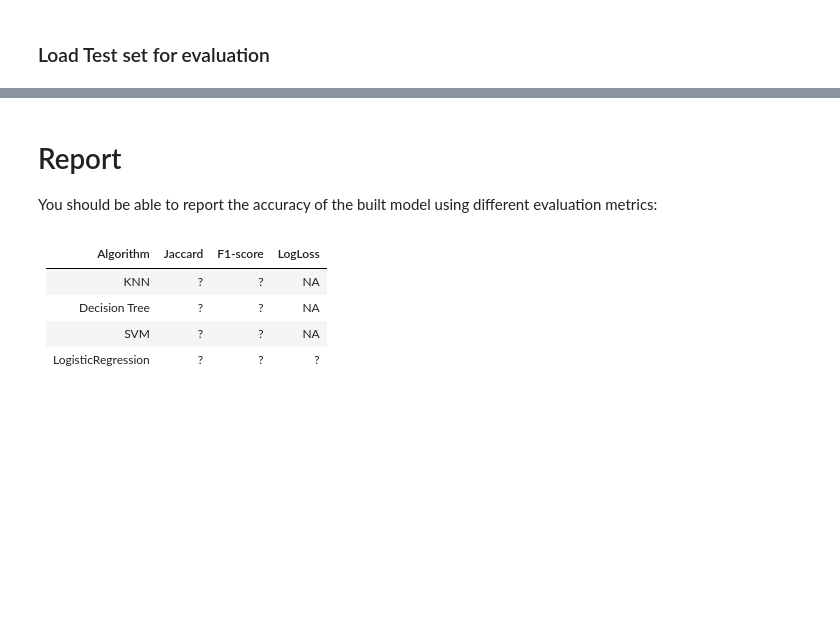
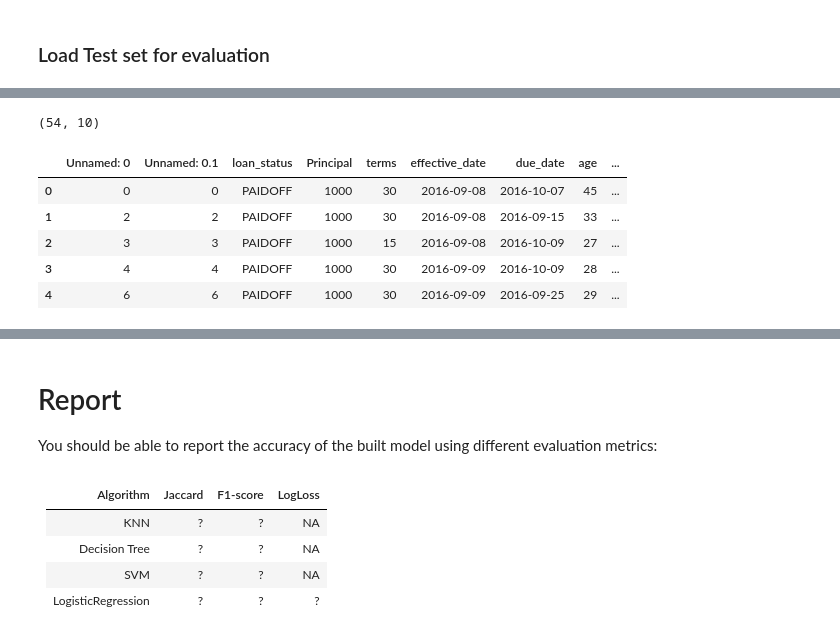
Before and after one commit to EasyAs12345/Coursera_Capstone_ML_Project, a Jupyter notebook: Final Module Course 9.ipynb, the cells around one changed output, grey strips where cells are left out. Cells and saved outputs as stored; diff of their text form; code cells hidden in the pictures; blank space fills up the shorter version.

```diff
--- a/Final Module Course 9.ipynb
+++ b/Final Module Course 9.ipynb
@@ -542,0 +602,15 @@ test_df.head()
+# %%
+test_df.shape
+# %% [output]
+(54, 10)
+# %%
+df['due_date'] = pd.to_datetime(test_df['due_date'])
+df['effective_date'] = pd.to_datetime(df['effective_date'])
+df.head()
+# %% [output]
+|  | Unnamed: 0 | Unnamed: 0.1 | loan_status | Principal | terms | effective_date | due_date | age | ... |
+| 0 | 0 | 0 | PAIDOFF | 1000 | 30 | 2016-09-08 | 2016-10-07 | 45 | ... |
+| 1 | 2 | 2 | PAIDOFF | 1000 | 30 | 2016-09-08 | 2016-09-15 | 33 | ... |
+| 2 | 3 | 3 | PAIDOFF | 1000 | 15 | 2016-09-08 | 2016-10-09 | 27 | ... |
+| 3 | 4 | 4 | PAIDOFF | 1000 | 30 | 2016-09-09 | 2016-10-09 | 28 | ... |
+| 4 | 6 | 6 | PAIDOFF | 1000 | 30 | 2016-09-09 | 2016-09-25 | 29 | ... |
```
Also changed, not shown: parts of 19 cells of this notebook.
